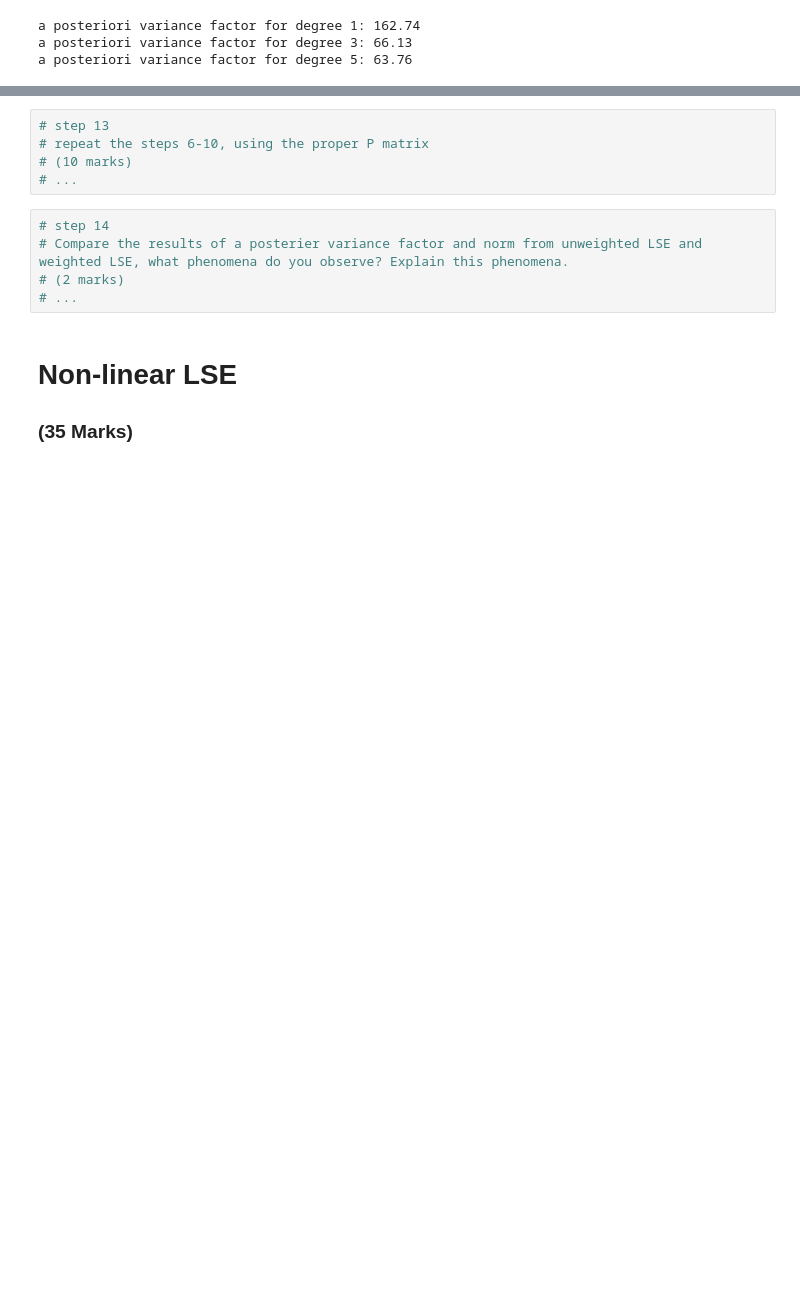
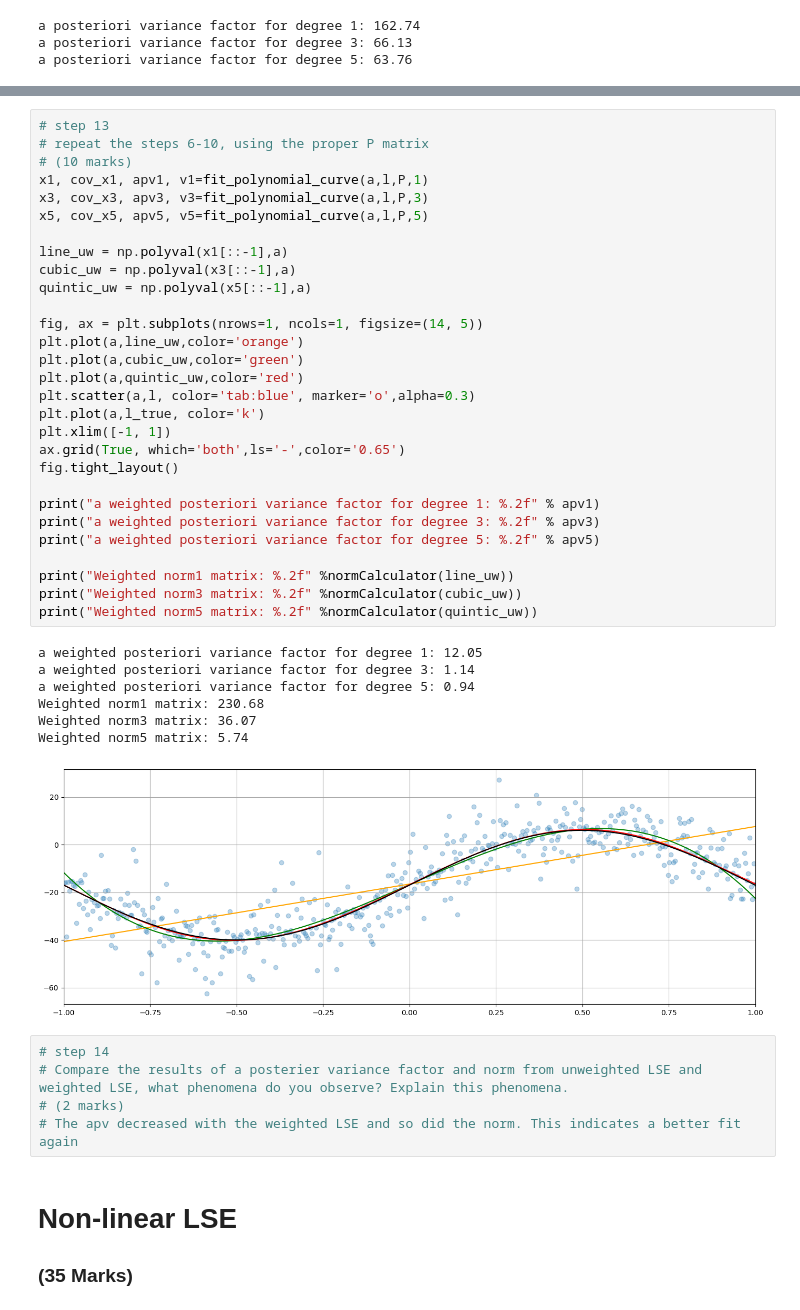
Before and after one commit to TaRa1999R/engg680_2024_fall, a Jupyter notebook: Lab_Assignment2/Assignment2.ipynb, the cells around one changed output, grey strips where cells are left out. Saved outputs shown, nothing was run; the diff lists cells and outputs as text; blank space fills up the shorter version.

```diff
--- a/Lab_Assignment2/Assignment2.ipynb
+++ b/Lab_Assignment2/Assignment2.ipynb
@@ -202,13 +239,45 @@ SyntaxError: invalid syntax (<ipython-input-13-5f9c863a54e6>, line 5)
-# %%
-# step 13
-# repeat the steps 6-10, using the proper P matrix
-# (10 marks)
-# ...
+# %%
+# step 13
+# repeat the steps 6-10, using the proper P matrix
+# (10 marks)
+x1, cov_x1, apv1, v1=fit_polynomial_curve(a,l,P,1)
+x3, cov_x3, apv3, v3=fit_polynomial_curve(a,l,P,3)
+x5, cov_x5, apv5, v5=fit_polynomial_curve(a,l,P,5)
+
+line_uw = np.polyval(x1[::-1],a)
+cubic_uw = np.polyval(x3[::-1],a)
+quintic_uw = np.polyval(x5[::-1],a)
+
+fig, ax = plt.subplots(nrows=1, ncols=1, figsize=(14, 5))
+plt.plot(a,line_uw,color='orange')
+plt.plot(a,cubic_uw,color='green')
+plt.plot(a,quintic_uw,color='red')
+plt.scatter(a,l, color='tab:blue', marker='o',alpha=0.3)
+plt.plot(a,l_true, color='k')
+plt.xlim([-1, 1])
+ax.grid(True, which='both',ls='-',color='0.65')
+fig.tight_layout()
+
+print("a weighted posteriori variance factor for degree 1: %.2f" % apv1)
+print("a weighted posteriori variance factor for degree 3: %.2f" % apv3)
+print("a weighted posteriori variance factor for degree 5: %.2f" % apv5)
+
+print("Weighted norm1 matrix: %.2f" %normCalculator(line_uw))
+print("Weighted norm3 matrix: %.2f" %normCalculator(cubic_uw))
+print("Weighted norm5 matrix: %.2f" %normCalculator(quintic_uw))
+# %% [output]
+a weighted posteriori variance factor for degree 1: 12.05
+a weighted posteriori variance factor for degree 3: 1.14
+a weighted posteriori variance factor for degree 5: 0.94
+Weighted norm1 matrix: 230.68
+Weighted norm3 matrix: 36.07
+Weighted norm5 matrix: 5.74
+[figure, added]
 # %%
 # step 14
 # Compare the results of a posterier variance factor and norm from unweighted LSE and weighted LSE, what phenomena do you observe? Explain this phenomena.
 # (2 marks)
-# ...
+# The apv decreased with the weighted LSE and so did the norm. This indicates a better fit again
 # %% [markdown]
 # **Non-linear LSE**
 ### (35 Marks)
```
Also changed, not shown: parts of 10 cells of this notebook.
